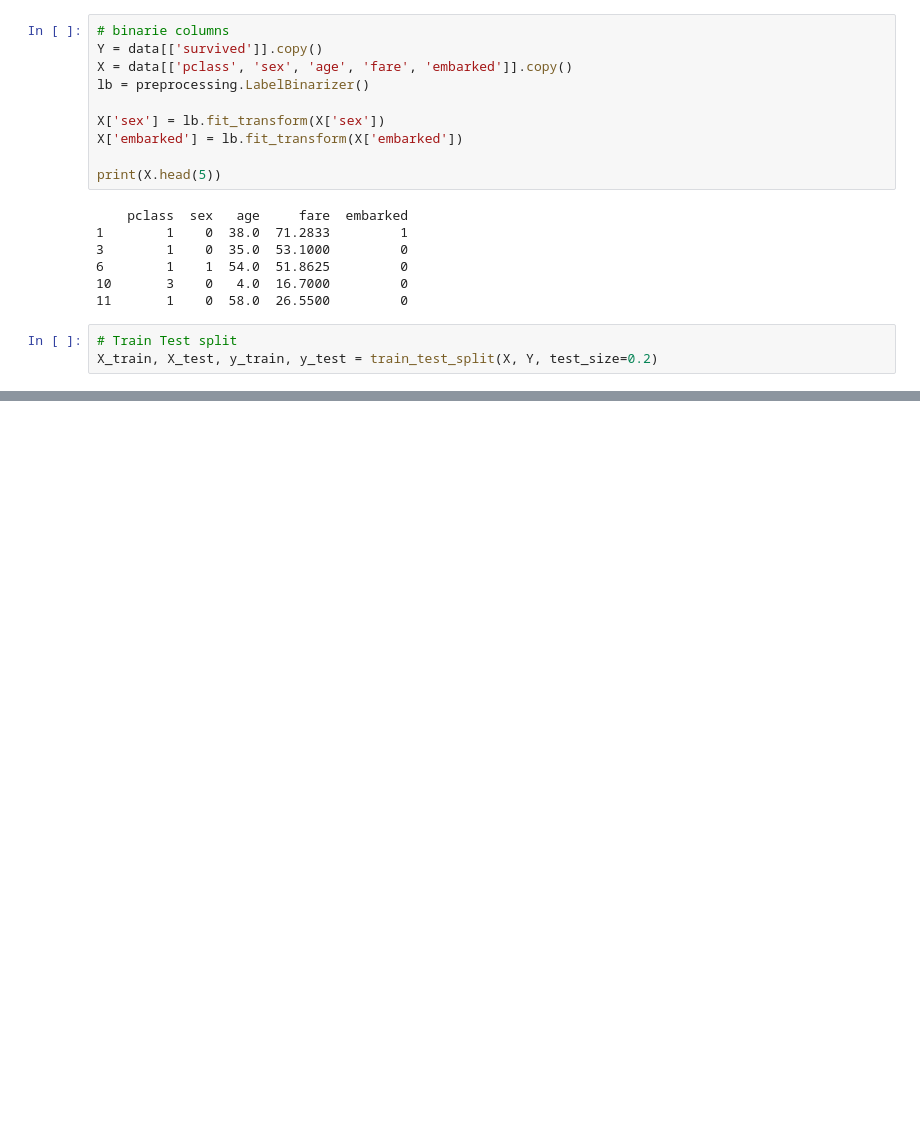
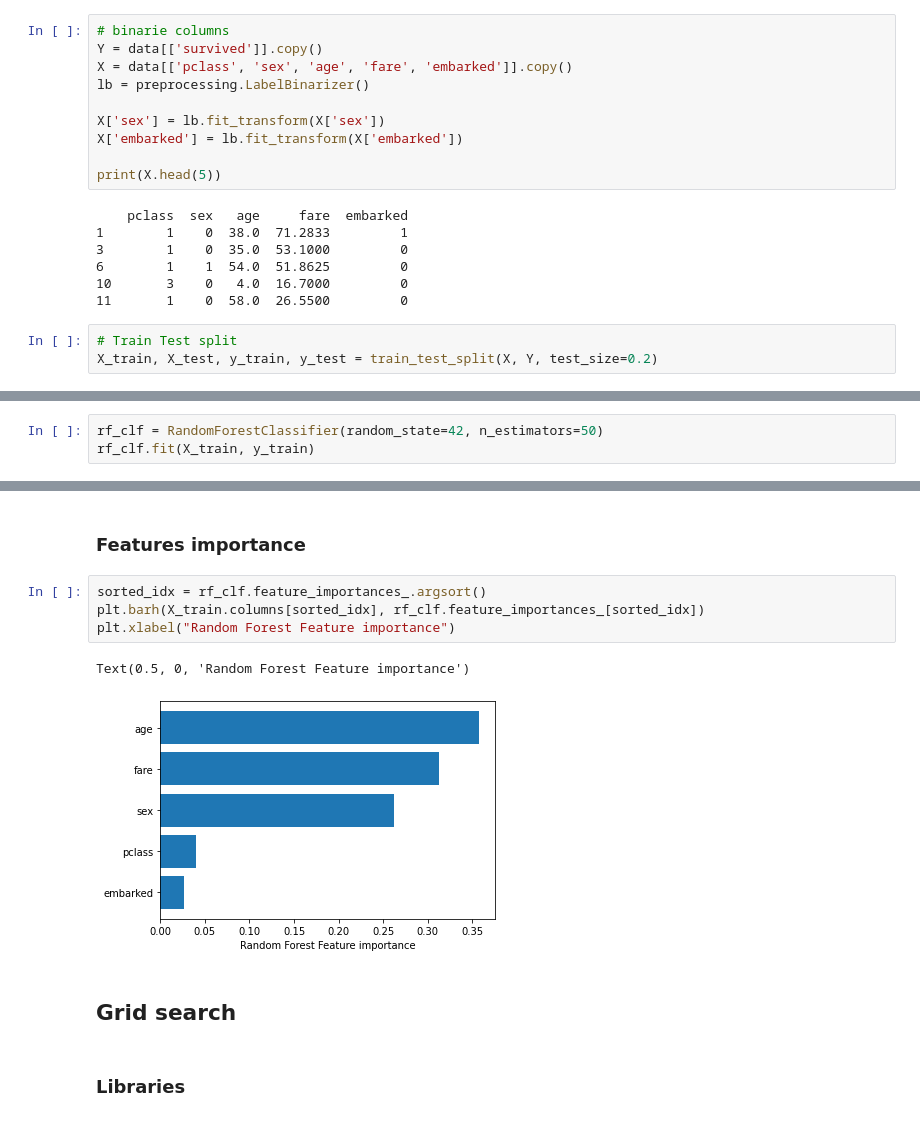
Before and after one commit to charef08/Ensemble-Learning-Porject, a Jupyter notebook: approach1_RF.ipynb, the cells around one changed output, grey strips where cells are left out. Saved outputs shown, nothing was run; the diff lists cells and outputs as text; blank space fills up the shorter version.

```diff
--- a/approach1_RF.ipynb
+++ b/approach1_RF.ipynb
@@ -135,0 +140,3 @@ X_train, X_test, y_train, y_test = train_test_split(X, Y, test_size=0.2)
+# %%
+rf_clf = RandomForestClassifier(random_state=42, n_estimators=50)
+rf_clf.fit(X_train, y_train)
@@ -141,0 +203,13 @@ IndentationError: expected an indented block (Temp/ipykernel_8952/2886666123.py,
+# %% [markdown]
+### Features importance
+# %%
+sorted_idx = rf_clf.feature_importances_.argsort()
+plt.barh(X_train.columns[sorted_idx], rf_clf.feature_importances_[sorted_idx])
+plt.xlabel("Random Forest Feature importance")
+# %% [output]
+Text(0.5, 0, 'Random Forest Feature importance')
+[figure, added]
+# %% [markdown]
+## Grid search
+# %% [markdown]
+### Libraries
```
Also changed, not shown: parts of 9 cells of this notebook.
